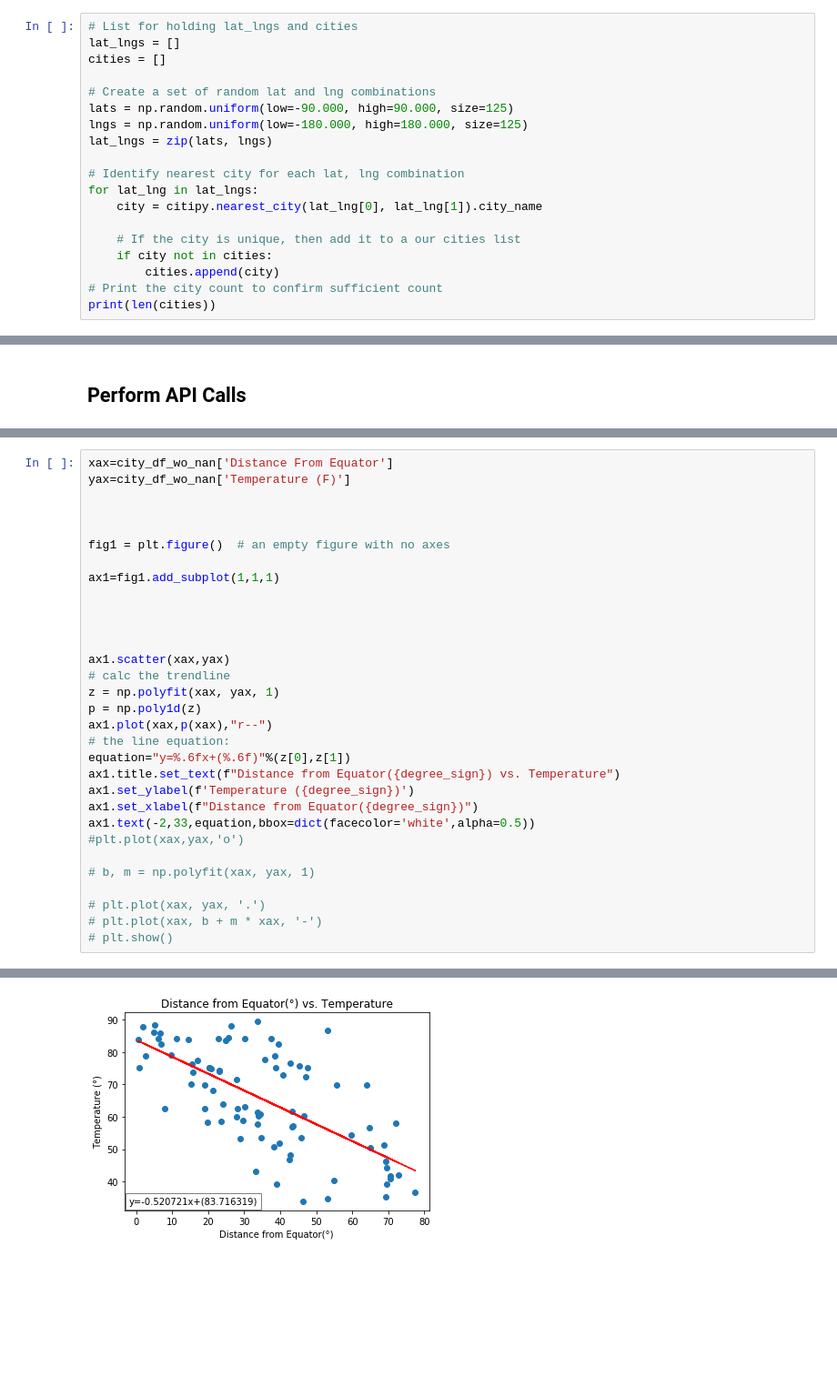
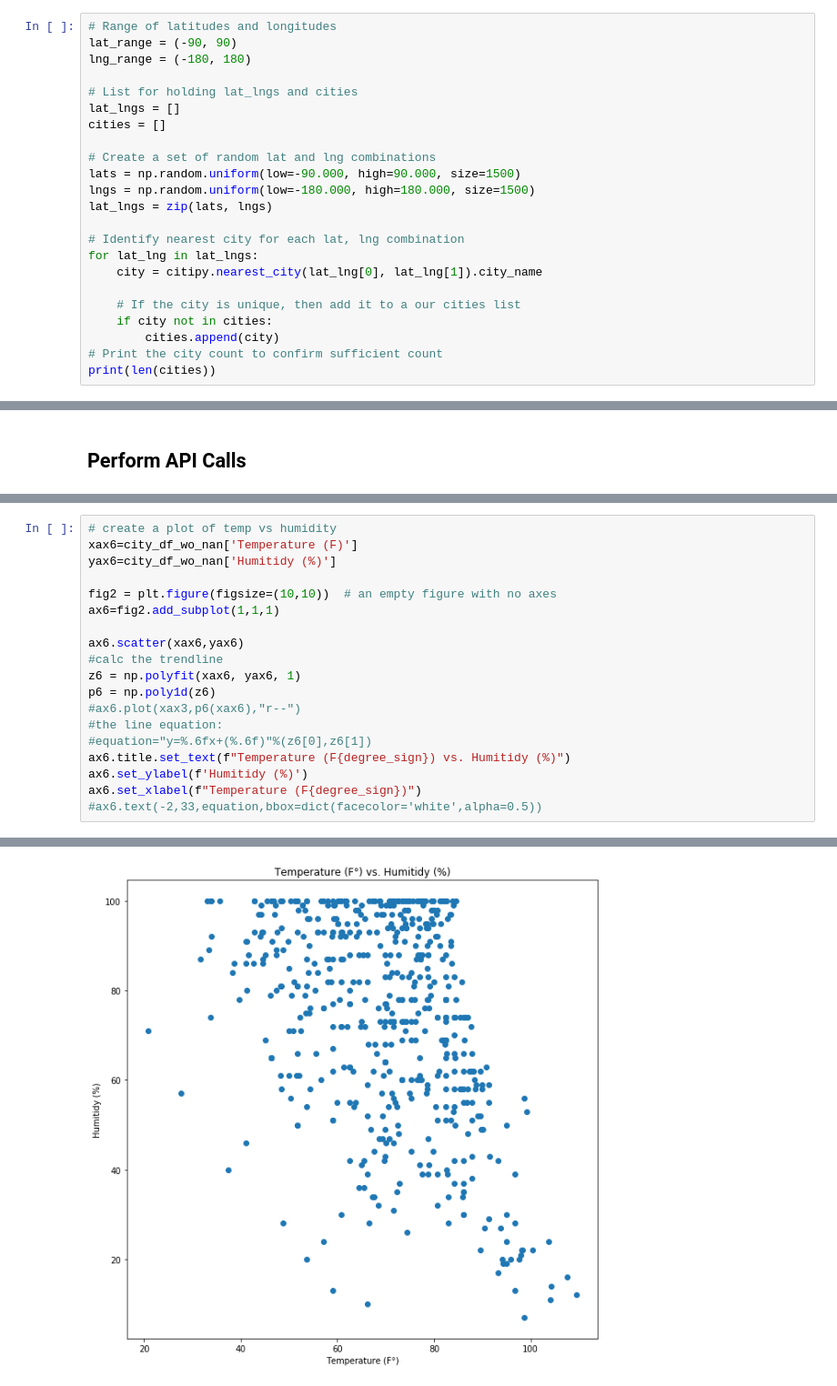
Before and after one commit to warnerm06/WeatherPy, a Jupyter notebook: WeatherPy_Solved_MEW.ipynb, the cells around one changed output, grey strips where cells are left out. Shown at 91% size. Saved outputs shown, nothing was run; the diff lists cells and outputs as text; blank space fills up the shorter version.

```diff
--- a/WeatherPy_Solved_MEW.ipynb
+++ b/WeatherPy_Solved_MEW.ipynb
@@ -24,13 +17,17 @@ lng_range = (-180, 180)
 # %% [markdown]
 ## Generate Cities List
 # %%
+# Range of latitudes and longitudes
+lat_range = (-90, 90)
+lng_range = (-180, 180)
+
 # List for holding lat_lngs and cities
 lat_lngs = []
 cities = []
 
 # Create a set of random lat and lng combinations
-lats = np.random.uniform(low=-90.000, high=90.000, size=125)
-lngs = np.random.uniform(low=-180.000, high=180.000, size=125)
+lats = np.random.uniform(low=-90.000, high=90.000, size=1500)
+lngs = np.random.uniform(low=-180.000, high=180.000, size=1500)
 lat_lngs = zip(lats, lngs)
 
 # Identify nearest city for each lat, lng combination
@@ -129,32 +231,20 @@ city_df_wo_nan.head()
 # %%
-xax=city_df_wo_nan['Distance From Equator']
-yax=city_df_wo_nan['Temperature (F)']
+# create a plot of temp vs humidity
+xax6=city_df_wo_nan['Temperature (F)']
+yax6=city_df_wo_nan['Humitidy (%)']
 
+fig2 = plt.figure(figsize=(10,10))  # an empty figure with no axes
+ax6=fig2.add_subplot(1,1,1)
 
-
-fig1 = plt.figure()  # an empty figure with no axes
-
-ax1=fig1.add_subplot(1,1,1)
-
-
-
-
-ax1.scatter(xax,yax)
-# calc the trendline
-z = np.polyfit(xax, yax, 1)
-p = np.poly1d(z)
-ax1.plot(xax,p(xax),"r--")
-# the line equation:
-equation="y=%.6fx+(%.6f)"%(z[0],z[1])
-ax1.title.set_text(f"Distance from Equator({degree_sign}) vs. Temperature")
-ax1.set_ylabel(f'Temperature ({degree_sign})')
-ax1.set_xlabel(f"Distance from Equator({degree_sign})")
-ax1.text(-2,33,equation,bbox=dict(facecolor='white',alpha=0.5))
-#plt.plot(xax,yax,'o')
-
-# b, m = np.polyfit(xax, yax, 1)
-
-# plt.plot(xax, yax, '.')
-# plt.plot(xax, b + m * xax, '-')
-# plt.show()
+ax6.scatter(xax6,yax6)
+#calc the trendline
+z6 = np.polyfit(xax6, yax6, 1)
+p6 = np.poly1d(z6)
+#ax6.plot(xax3,p6(xax6),"r--")
+#the line equation:
+#equation="y=%.6fx+(%.6f)"%(z6[0],z6[1])
+ax6.title.set_text(f"Temperature (F{degree_sign}) vs. Humitidy (%)")
+ax6.set_ylabel(f'Humitidy (%)')
+ax6.set_xlabel(f"Temperature (F{degree_sign})")
+#ax6.text(-2,33,equation,bbox=dict(facecolor='white',alpha=0.5))
 # %% [output]
@@ -162 +252 @@ Text(-2,33,'y=-0.520721x+(83.716319)')
-[figure, old version]
+[figure, new version]
```
Also changed, not shown: parts of 16 cells of this notebook, 3 other files.
